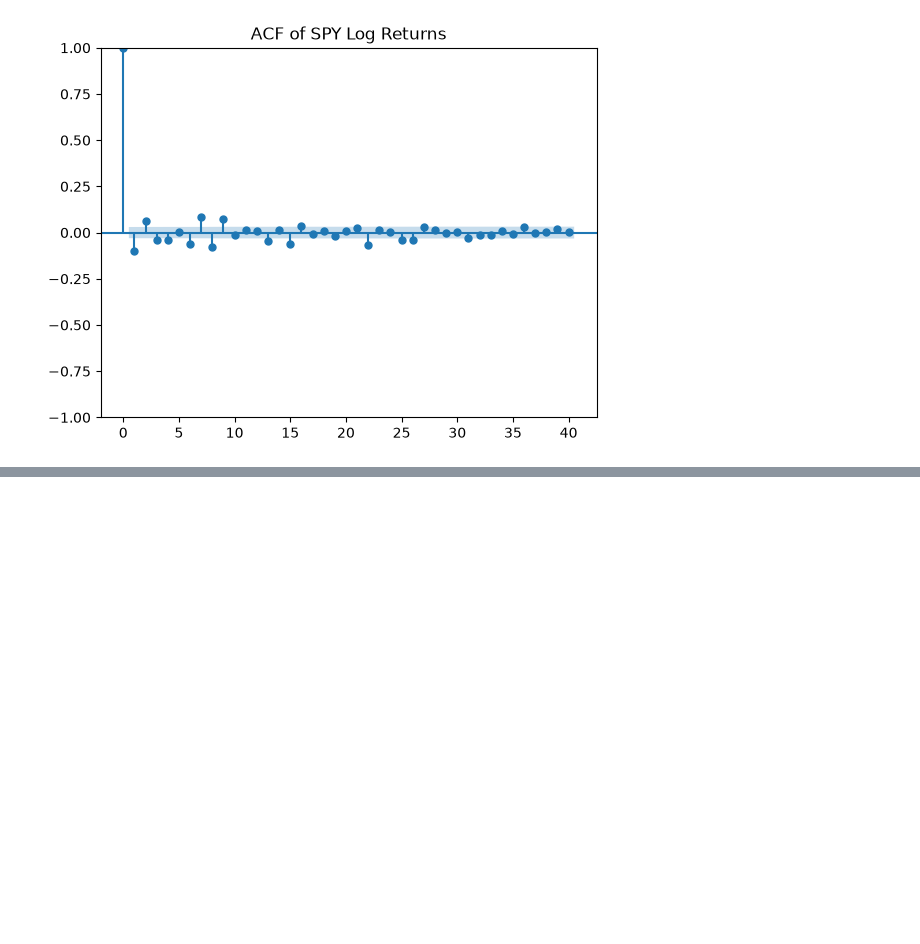
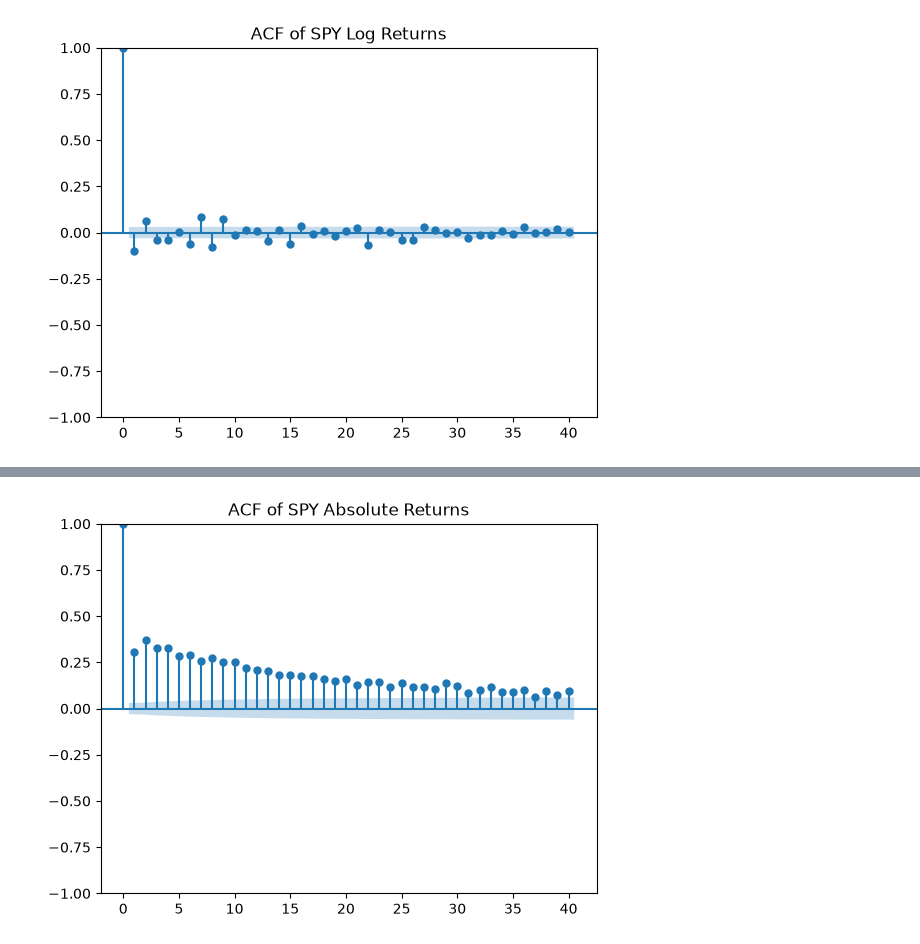
Before and after one commit to dinithijayakody/quant-time-series, a Jupyter notebook: notebooks/03_stationarity _acf_pacf.ipynb, the cells around one changed output, grey strips where cells are left out. Saved outputs shown, nothing was run; the diff lists cells and outputs as text; code cells hidden in the pictures; blank space fills up the shorter version.

```diff
--- a/notebooks/03_stationarity _acf_pacf.ipynb
+++ b/notebooks/03_stationarity _acf_pacf.ipynb
@@ -152,0 +179,12 @@ plt.show()
+# %%
+#Absolute returns
+spy["Absolute_Return"] = spy["Log_Return"].abs()
+plot_acf(
+    spy["Absolute_Return"].dropna(),
+    lags=40
+)
+
+plt.title("ACF of SPY Absolute Returns")
+plt.show()
+# %% [output]
+[figure, added]
```
Also changed, not shown: parts of 6 cells of this notebook.
